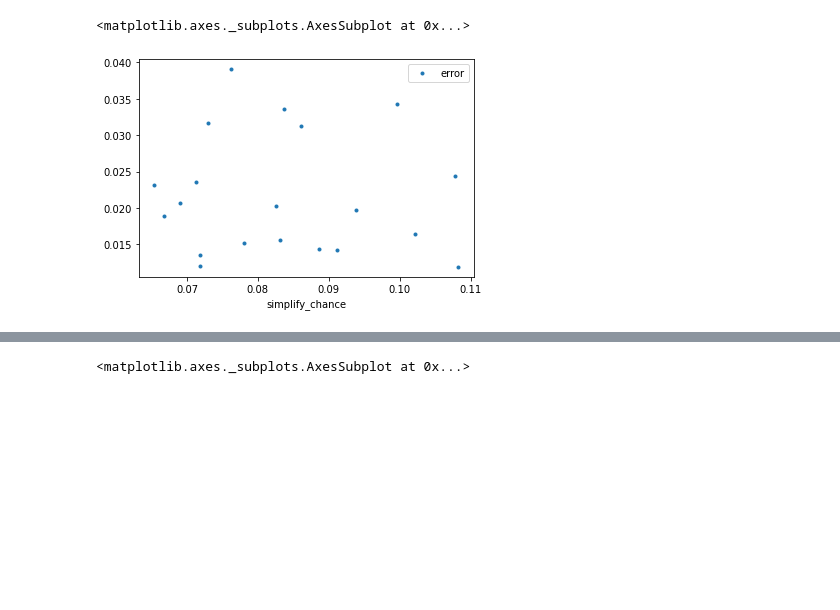
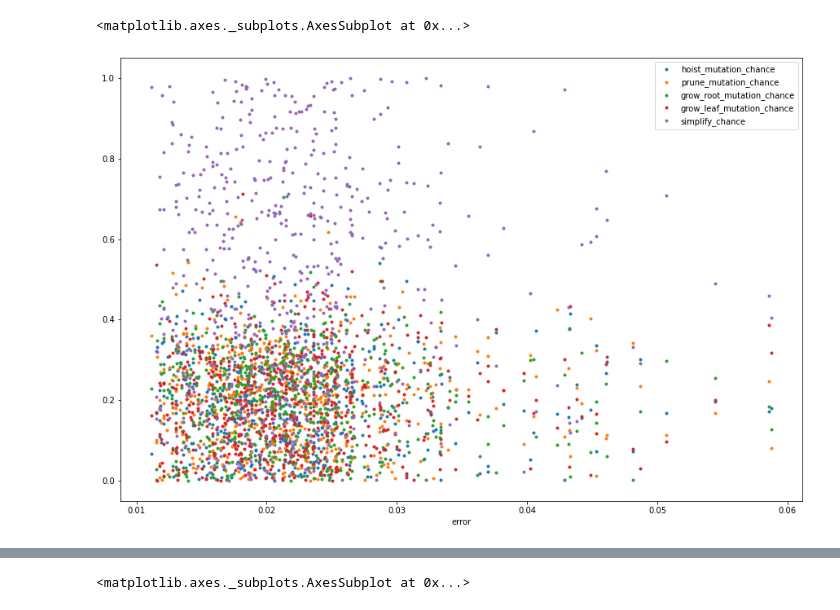
Before and after one commit to danuker/symreg, a Jupyter notebook: Metaopt.ipynb, the cells around one changed output, grey strips where cells are left out. Saved outputs shown, nothing was run; the diff lists cells and outputs as text; code cells hidden in the pictures; blank space fills up the shorter version.

```diff
--- a/Metaopt.ipynb
+++ b/Metaopt.ipynb
@@ -95,8 +118,8 @@ final_res
-# %%
-resdf[['simplify_chance', 'error']].plot(x='simplify_chance', style='.')
-# %% [output]
-<matplotlib.axes._subplots.AxesSubplot at 0x...>
-[figure, removed]
+# %%
+resdf.plot(y = ['hoist_mutation_chance', 'prune_mutation_chance', 'grow_root_mutation_chance', 'grow_leaf_mutation_chance', 'simplify_chance'], x='error', style='.', figsize=(15, 10))
+# %% [output]
+<matplotlib.axes._subplots.AxesSubplot at 0x...>
+[figure, added]
 # %%
 noerror = final_res.iloc[:, :-2]
 noerror.plot(figsize=(15, 10), grid=True)
```
Also changed, not shown: parts of 7 cells of this notebook, 5 other files.
